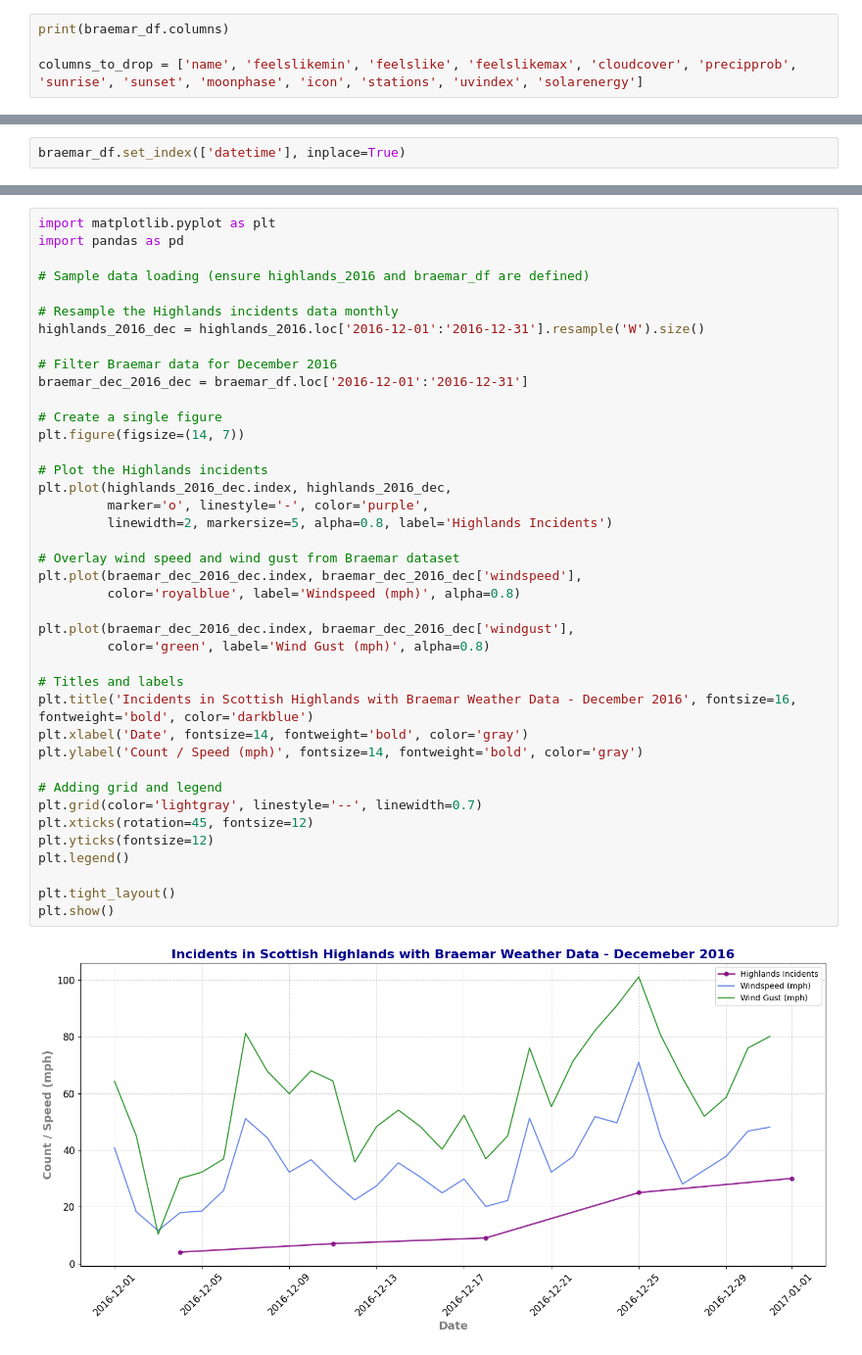
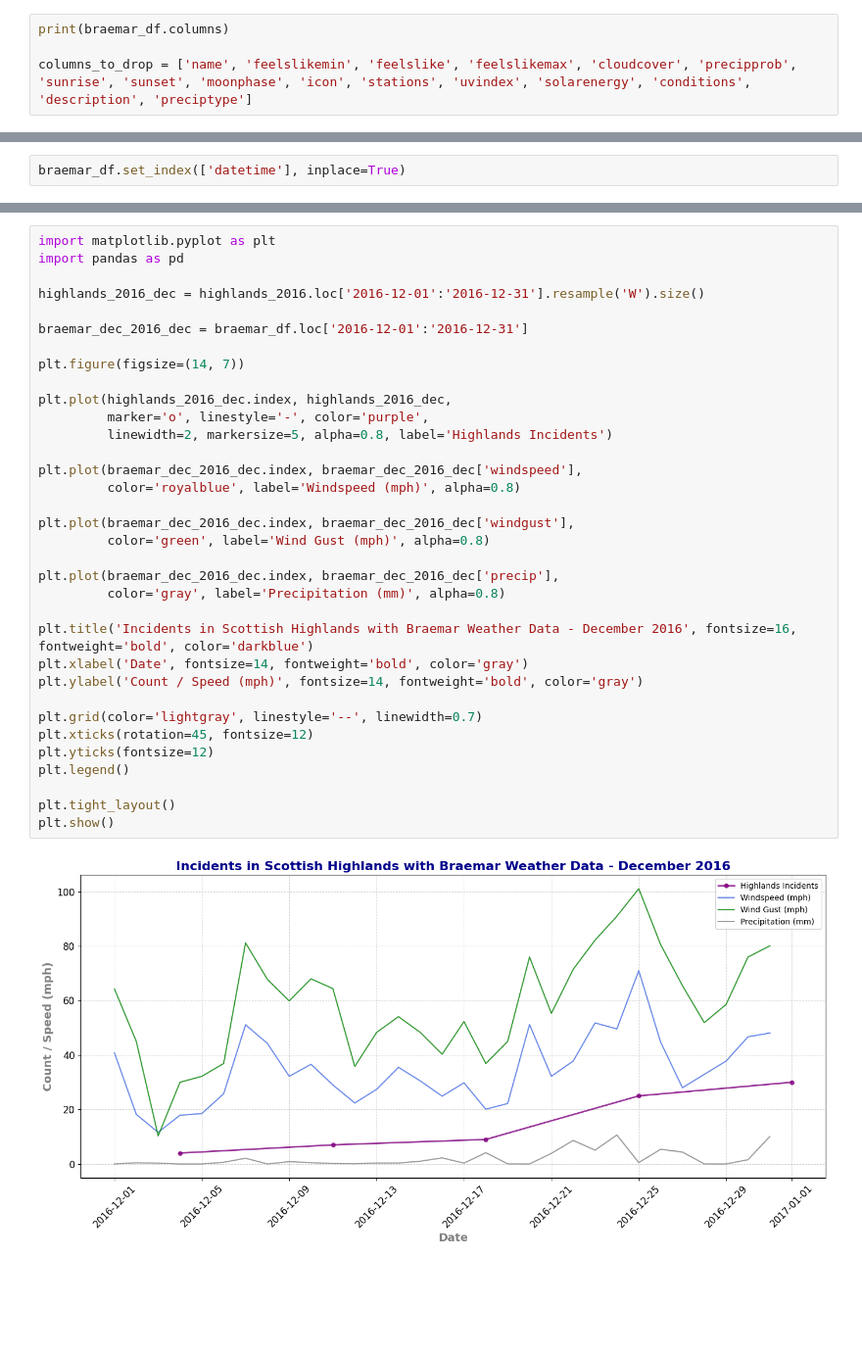
Before and after one commit to neilmartindev/shepd-eda, a Jupyter notebook: nafirs-shepd-eda.ipynb, the cells around one changed output, grey strips where cells are left out. Shown at 98% size. Drawn from its saved outputs; the diff is of its cells as text; blank space fills up the shorter version.

```diff
--- a/nafirs-shepd-eda.ipynb
+++ b/nafirs-shepd-eda.ipynb
@@ -187,7 +210,7 @@ braemar_df = pd.read_csv(file_path)
 # %%
 print(braemar_df.columns)
 
-columns_to_drop = ['name', 'feelslikemin', 'feelslike', 'feelslikemax', 'cloudcover', 'precipprob', 'sunrise', 'sunset', 'moonphase', 'icon', 'stations', 'uvindex', 'solarenergy']
+columns_to_drop = ['name', 'feelslikemin', 'feelslike', 'feelslikemax', 'cloudcover', 'precipprob', 'sunrise', 'sunset', 'moonphase', 'icon', 'stations', 'uvindex', 'solarenergy', 'conditions', 'description', 'preciptype']
 # %% [output]
 Index(['name', 'datetime', 'tempmax', 'tempmin', 'temp', 'feelslikemax',
        'feelslikemin', 'feelslike', 'dew', 'humidity', 'precip', 'precipprob',
@@ -297,41 +321,35 @@ plt.show()
 import matplotlib.pyplot as plt
 import pandas as pd
 
-# Sample data loading (ensure highlands_2016 and braemar_df are defined)
-
-# Resample the Highlands incidents data monthly
 highlands_2016_dec = highlands_2016.loc['2016-12-01':'2016-12-31'].resample('W').size()
 
-# Filter Braemar data for December 2016
 braemar_dec_2016_dec = braemar_df.loc['2016-12-01':'2016-12-31']
 
-# Create a single figure
 plt.figure(figsize=(14, 7))
 
-# Plot the Highlands incidents
 plt.plot(highlands_2016_dec.index, highlands_2016_dec,
          marker='o', linestyle='-', color='purple',
          linewidth=2, markersize=5, alpha=0.8, label='Highlands Incidents')
 
-# Overlay wind speed and wind gust from Braemar dataset
 plt.plot(braemar_dec_2016_dec.index, braemar_dec_2016_dec['windspeed'],
          color='royalblue', label='Windspeed (mph)', alpha=0.8)
 
 plt.plot(braemar_dec_2016_dec.index, braemar_dec_2016_dec['windgust'],
          color='green', label='Wind Gust (mph)', alpha=0.8)
 
-# Titles and labels
+plt.plot(braemar_dec_2016_dec.index, braemar_dec_2016_dec['precip'],
+         color='gray', label='Precipitation (mm)', alpha=0.8)
+
 plt.title('Incidents in Scottish Highlands with Braemar Weather Data - December 2016', fontsize=16, fontweight='bold', color='darkblue')
 plt.xlabel('Date', fontsize=14, fontweight='bold', color='gray')
 plt.ylabel('Count / Speed (mph)', fontsize=14, fontweight='bold', color='gray')
 
-# Adding grid and legend
 plt.grid(color='lightgray', linestyle='--', linewidth=0.7)
 plt.xticks(rotation=45, fontsize=12)
 plt.yticks(fontsize=12)
 plt.legend()
 
 plt.tight_layout()
 plt.show()
 # %% [output]
-[figure, old version]
+[figure, new version]
```
Also changed, not shown: parts of 9 cells of this notebook.
